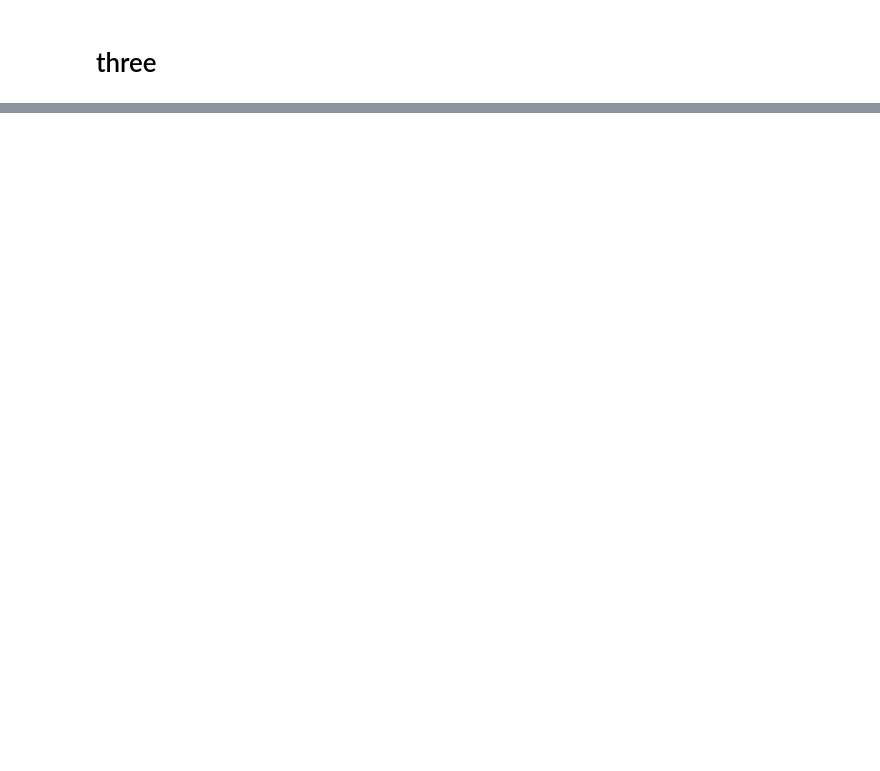
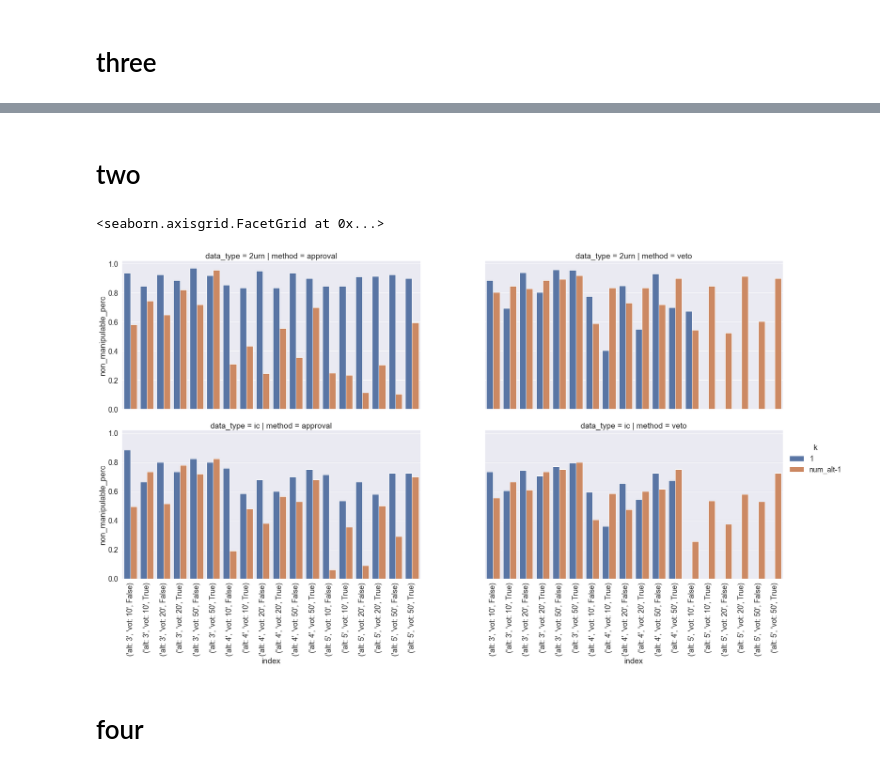
Before and after one commit to PanagiotisTerzopoulos/iterative_voting_with_partial_preferences, a Jupyter notebook: orchestration_plots.ipynb, the cells around one changed output, grey strips where cells are left out. Cells and saved outputs as stored; diff of their text form; code cells hidden in the pictures; blank space fills up the shorter version.

```diff
--- a/orchestration_plots.ipynb
+++ b/orchestration_plots.ipynb
@@ -92,6 +102,12 @@ each plot includes: ic,2urn,complete,incomplete. Different plots for (n,m)
 each plot includes: ic,2urn,complete,incomplete. Different plots for (n,m)
 
 4. x: indices (n, m, ic, 2urn, complete, incomplete) ; y: percentage of profiles with true winner
+# %%
+if os.path.isfile('data/results/qualities_of_winners.pkl'):
+    with open('data/results/qualities_of_winners.pkl', 'rb') as f:
+        qualities_of_winners = dill.load(f)
+else:
+    qualities_of_winners = {}
 # %%
 inds = []
 convergence_rounds_all = {}
@@ -293,0 +255,26 @@ for num_alt in [3, 4, 5, 6]:
+# %% [markdown]
+# two
+# %%
+df=pd.DataFrame(pd.concat(convergence_rounds_all)).reset_index(level=6, drop=True)
+df.index.names = ['num_alt', 'num_vot', 'data_type', 'completeness', 'method', 'k']
+df.reset_index(inplace=True)
+df['k'] = df['k'].apply(lambda x: '1' if x==1 else 'num_alt-1')
+# %%
+dft=df.groupby(['num_alt', 'num_vot', 'data_type', 'completeness', 'method', 'k']).apply(lambda x: (x['result']==0).sum()/len(x)).reset_index()
+dft.rename(columns={0: 'non_manipulable_perc'}, inplace=True)
+dft['index'] = dft.apply(lambda row: (f'alt: {row["num_alt"]}', f'vot: {row["num_vot"]}', row["completeness"]), axis=1)
+sns.set(font_scale=1.6)
+g=sns.catplot(x="index",
+            y='non_manipulable_perc',
+            hue="k",
+            col='method',
+            row='data_type',
+            data=dft,
+            kind="bar",
+            height=6, aspect=2)
+g.set_xticklabels(rotation=90)
+# %% [output]
+<seaborn.axisgrid.FacetGrid at 0x...>
+[figure, added]
+# %% [markdown]
+# four
```
Also changed, not shown: parts of 13 cells of this notebook, 1 other file.
